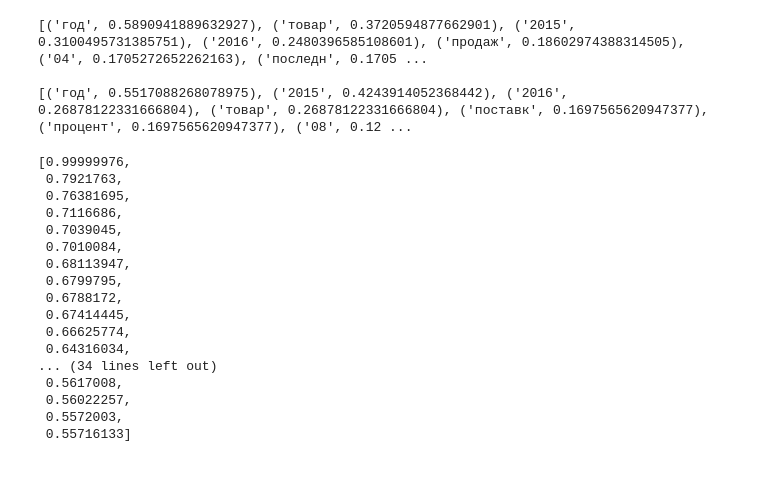
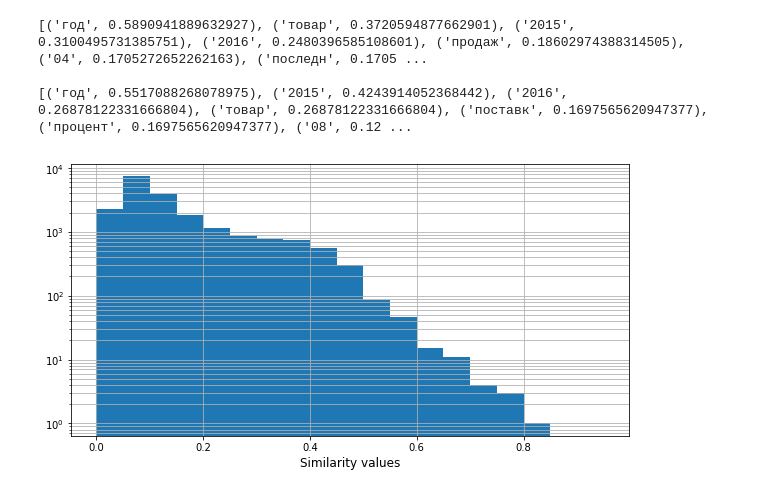
Before and after one commit to aekrylov/itis-thesis-code, a Jupyter notebook: lsi.ipynb, the cells around one changed output. Drawn from its saved outputs; the diff is of its cells as text; code cells hidden in the pictures.

```diff
--- a/lsi.ipynb
+++ b/lsi.ipynb
@@ -165,23 +164,11 @@ print(list(map(lambda t: (dictionary[t[0]], t[1]), tf_m)))
 [('год', 0.5890941889632927), ('товар', 0.3720594877662901), ('2015', 0.3100495731385751), ('2016', 0.2480396585108601), ('продаж', 0.18602974388314505), ('04', 0.1705272652262163), ('последн', 0.1705 ...
 
 [('год', 0.5517088268078975), ('2015', 0.4243914052368442), ('2016', 0.26878122331666804), ('товар', 0.26878122331666804), ('поставк', 0.1697565620947377), ('процент', 0.1697565620947377), ('08', 0.12 ...
-# %%
-sorted(sims, reverse=True)[:50]
-# %% [output]
-[0.99999976,
- 0.7921763,
- 0.76381695,
- 0.7116686,
- 0.7039045,
- 0.7010084,
- 0.68113947,
- 0.6799795,
- 0.6788172,
- 0.67414445,
- 0.66625774,
- 0.64316034,
-... (34 lines left out)
- 0.5617008,
- 0.56022257,
- 0.5572003,
- 0.55716133]
+# %%
+plt.figure(figsize=(10,5))
+plt.hist(sims, bins=np.arange(0.0, 1.0, 0.05), log=True)
+plt.xlabel('Similarity values', fontsize=12)
+plt.grid(True, 'both')
+plt.show()
+# %% [output]
+[figure, added]
```
Also changed, not shown: parts of 6 cells of this notebook, 1 other file.
